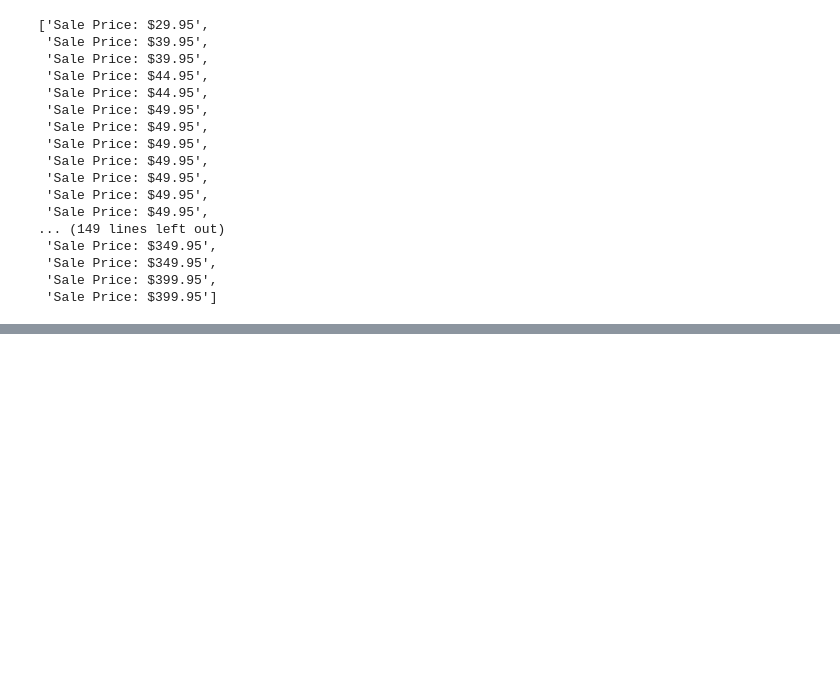
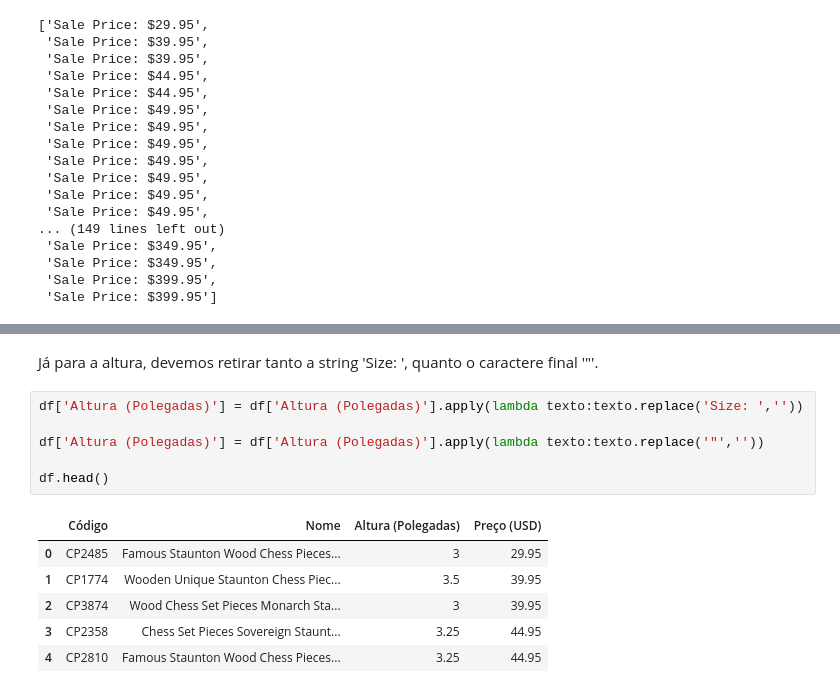
Before and after one commit to gabrielnrt/Aprendizado, a Jupyter notebook: Projetos de Aprendizado/Chess House/Raspagem.ipynb, the cells around one changed output, grey strips where cells are left out. Cells and saved outputs as stored; diff of their text form; blank space fills up the shorter version.

```diff
--- a/Projetos de Aprendizado/Chess House/Raspagem.ipynb
+++ b/Projetos de Aprendizado/Chess House/Raspagem.ipynb
@@ -163,0 +209,15 @@ df
+# %% [markdown]
+Já para a altura, devemos retirar tanto a string 'Size: ', quanto o caractere final '"'.
+# %%
+df['Altura (Polegadas)'] = df['Altura (Polegadas)'].apply(lambda texto:texto.replace('Size: ',''))
+
+df['Altura (Polegadas)'] = df['Altura (Polegadas)'].apply(lambda texto:texto.replace('"',''))
+
+df.head()
+# %% [output]
+|  | Código | Nome | Altura (Polegadas) | Preço (USD) |
+| 0 | CP2485 | Famous Staunton Wood Chess Pieces... | 3 | 29.95 |
+| 1 | CP1774 | Wooden Unique Staunton Chess Piec... | 3.5 | 39.95 |
+| 2 | CP3874 | Wood Chess Set Pieces Monarch Sta... | 3 | 39.95 |
+| 3 | CP2358 | Chess Set Pieces Sovereign Staunt... | 3.25 | 44.95 |
+| 4 | CP2810 | Famous Staunton Wood Chess Pieces... | 3.25 | 44.95 |
```
Also changed, not shown: parts of 11 cells of this notebook, 1 other file.
